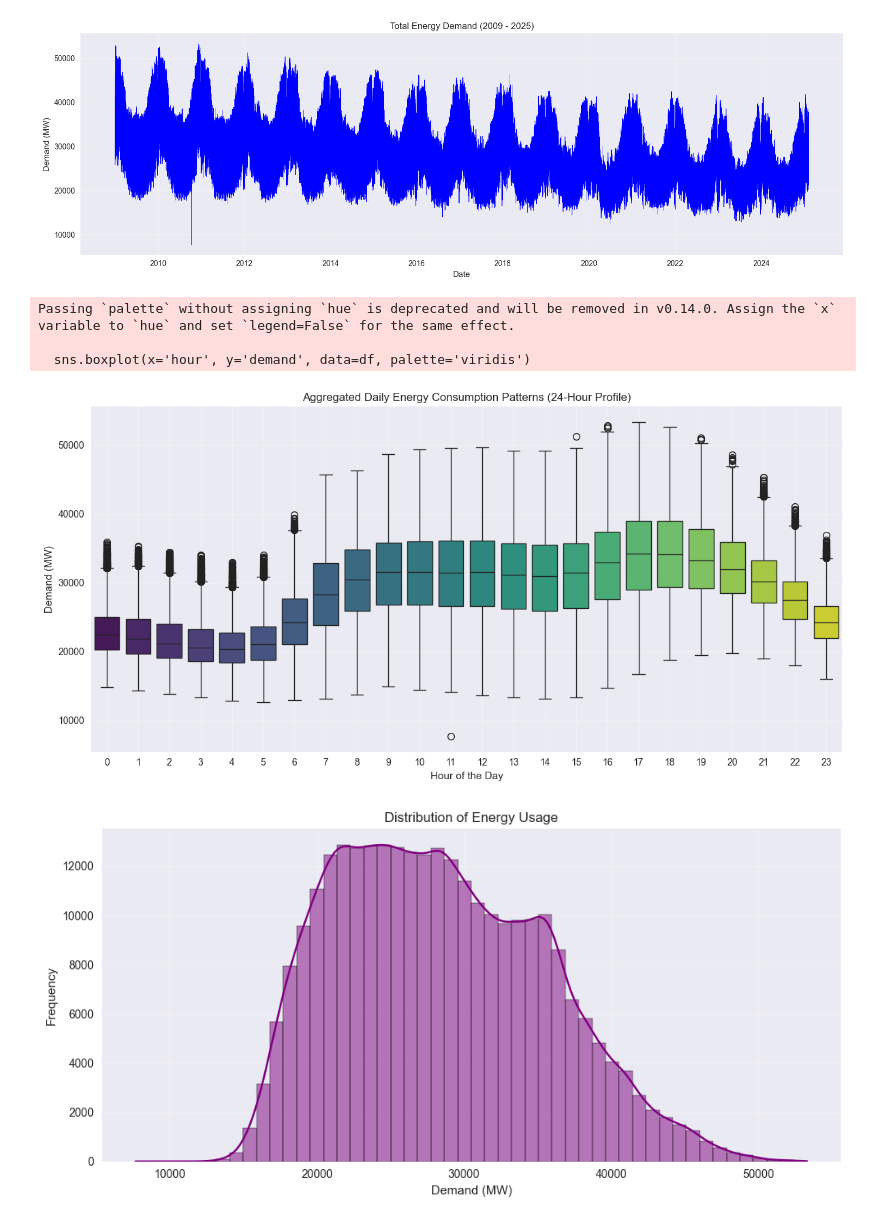
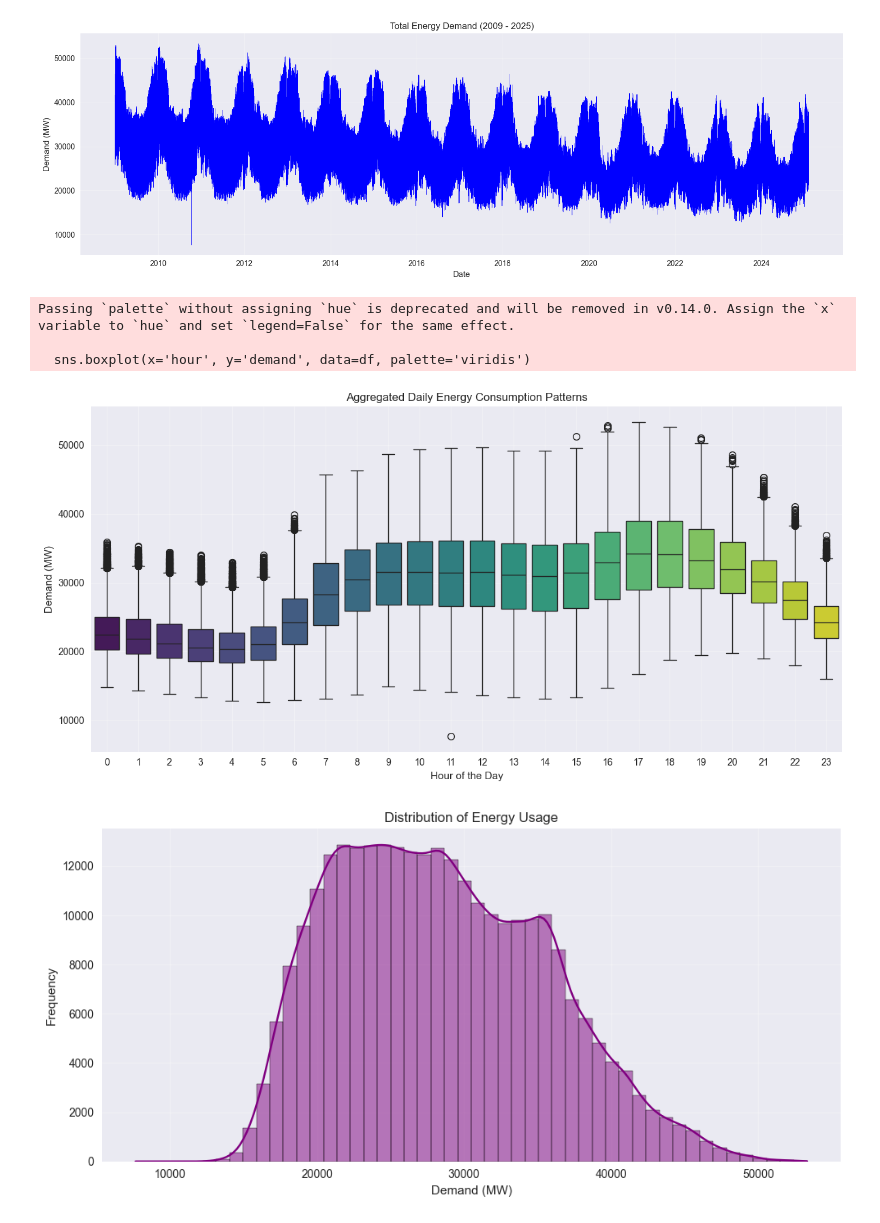
Before and after one commit to 4riell4/energy-consumption-forecasting, a Jupyter notebook: notebooks/01_data_inspection.ipynb, the cells around one changed output. Cells and saved outputs as stored; diff of their text form; code cells hidden in the pictures.

```diff
--- a/notebooks/01_data_inspection.ipynb
+++ b/notebooks/01_data_inspection.ipynb
@@ -134,20 +134,20 @@ plt.show()
 # %% [output]
 [figure]
 # %%
-#Daily 24-Hour Profile
+# Daily 24-Hour pattern
 df['hour'] = df.index.hour
 
 plt.figure(figsize=(12, 6))
 sns.boxplot(x='hour', y='demand', data=df, palette='viridis')
-plt.title('Aggregated Daily Energy Consumption Patterns (24-Hour Profile)')
+plt.title('Aggregated Daily Energy Consumption Patterns')
 plt.ylabel('Demand (MW)')
 plt.xlabel('Hour of the Day')
 plt.grid(True, alpha=0.3)
 plt.tight_layout()
 plt.show()
 # %% [output]
 Passing `palette` without assigning `hue` is deprecated and will be removed in v0.14.0. Assign the `x` variable to `hue` and set `legend=False` for the same effect.
 
   sns.boxplot(x='hour', y='demand', data=df, palette='viridis')
-[figure, old version]
+[figure, new version]
 # %%
```
Also changed, not shown: parts of 7 cells of this notebook, 12 other files.
